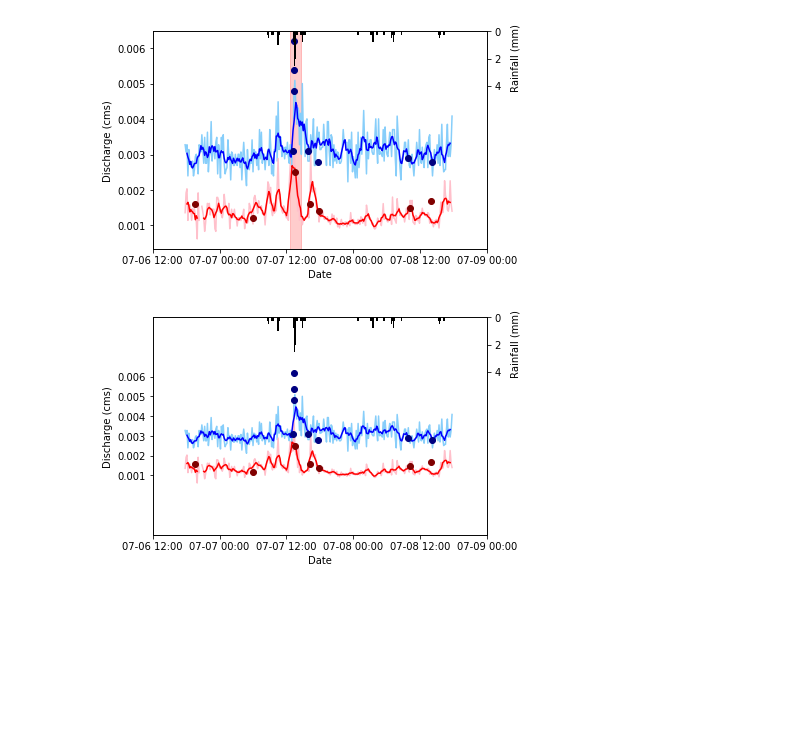
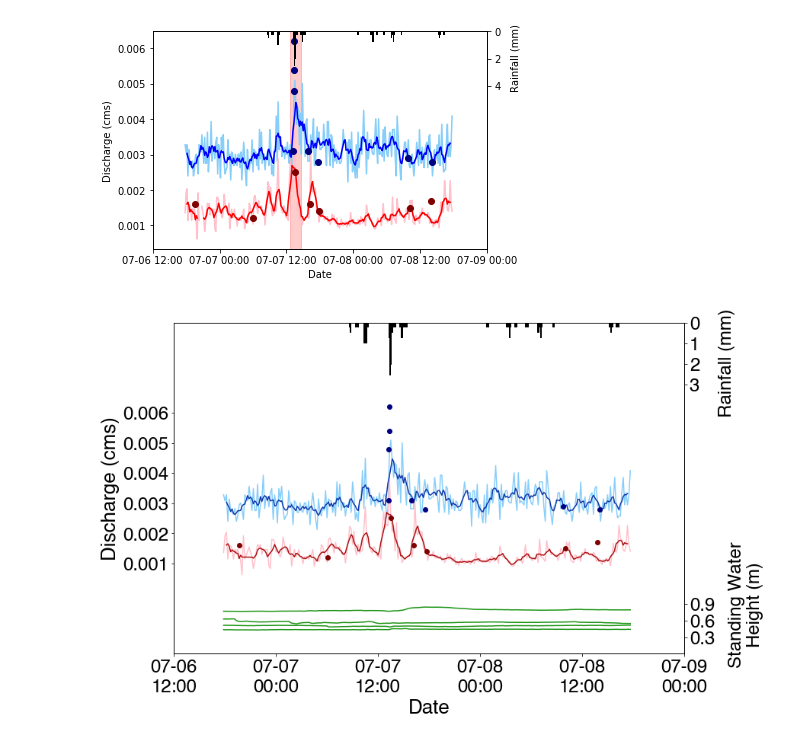
Before and after one commit to wdnguyen/CR, a Jupyter notebook: Hydrograph_GSA.ipynb, the cells around one changed output. Drawn from its saved outputs; the diff is of its cells as text; code cells hidden in the pictures; blank space fills up the shorter version.

Commit message:
new data

```diff
--- a/Hydrograph_GSA.ipynb
+++ b/Hydrograph_GSA.ipynb
@@ -31,7 +34,7 @@ data_4_url = 'https://raw.githubusercontent.com/wdnguyen/CR/master/down_q_measur
 data_5_url = 'https://raw.githubusercontent.com/wdnguyen/CR/master/up_q_measured.csv'# US Q Measured
 data_6_url = 'https://raw.githubusercontent.com/wdnguyen/CR/master/DownstreamMiller.csv' # Rain
 data_7_url = 'https://raw.githubusercontent.com/wdnguyen/CR/master/Ratios/Ratios.csv' # US/DS ratios
-data_8_url = 'https://raw.githubusercontent.com/wdnguyen/CR/master/Well_SWH.csv' # Well data
+data_8_url = 'https://raw.githubusercontent.com/wdnguyen/CR/master/Well_SWH_GSA.csv' # Well data
 
 # Read data from url as pandas dataframe
 df = pd.read_csv(data_url)
@@ -77,3 +108,6 @@ df_us = df_us.drop(df_us.index[3:8]).reset_index(drop=True)
+# %%
+# Say, "the default sans-serif font is COMIC SANS"
+matplotlib.rcParams['font.sans-serif'] = "Helvetica"
 # %% [markdown]
 Setting up a running mean function
 # %%
@@ -187,6 +221,11 @@ plt.show()
 # Axis parameters
 # xmin = pd.to_datetime('2018-07-06 00:00:00')
 # xmax = pd.to_datetime('2018-07-09 00:00:00')
+
+bluec = [0.06,0.22,0.67]
+redc = [0.67,0.06,0.06]
+yellowc = [1,0.71,0.1]
+greenc = [0.11,0.58,0.08]
 
 xmin = '2018-07-06 12:00'
 xmax = '2018-07-09 00:00'
@@ -195,20 +234,38 @@ xmin = datetime.datetime.strptime(xmin, '%Y-%m-%d %H:%M')
 xmax = datetime.datetime.strptime(xmax, '%Y-%m-%d %H:%M')
 
 hours = mdates.HourLocator(interval = 12)
-h_fmt = mdates.DateFormatter('%m-%d %H:%M')
+h_fmt = mdates.DateFormatter('%m-%d\n%H:%M')
 
-# ax1.xaxis.set_major_locator(hours)
-# ax1.xaxis.set_major_formatter(h_fmt)
+#########
+SMALL_SIZE = 24
+MEDIUM_SIZE = 26
+BIGGER_SIZE = 28
+
+plt.rc('font', size=SMALL_SIZE)          # controls default text sizes
+plt.rc('axes', titlesize=SMALL_SIZE)     # fontsize of the axes title
+plt.rc('axes', labelsize=MEDIUM_SIZE)    # fontsize of the x and y labels
+plt.rc('xtick', labelsize=SMALL_SIZE)    # fontsize of the tick labels
+plt.rc('ytick', labelsize=SMALL_SIZE)    # fontsize of the tick labels
+plt.rc('legend', fontsize=SMALL_SIZE)    # legend fontsize
+plt.rc('figure', titlesize=BIGGER_SIZE)  # fontsize of the figure title
+
+plt.rcParams["figure.figsize"] = [12,8]
+
+######### US samples have some NaNs making line discontinuous, adding mask
+us_raw_mask = np.isfinite(df3['Q'])
+us_ma_mask = np.isfinite(df3['MovingAverage5'])
+#########
 
 fig, ax1 = plt.subplots()
 ax2 = ax1.twinx()
+ax3 = ax1.twinx()
 # fig = plt.figure(figsize=[9,12], dpi=600)
 # plt.subplot(325)
 # plt.scatter(cell_sizes,averages, c = "black", marker='o', alpha = 0.2, edgecolors = "none")
 ax1.plot(df2['Date'],df2['Q'],'-', color = "lightskyblue")
-ax1.plot(df3['Date'],df3['Q'],'-', color = "pink")
-ax1.plot(df2['Date'], df2['MovingAverage5'], '-', color = "blue", label = "DS")
-ax1.plot(df3['Date'], df3['MovingAverage5'], '-', color = "red", label = "US")
+ax1.plot(df3['Date'][us_raw_mask],df3['Q'][us_raw_mask],'-', color = "pink")
+ax1.plot(df2['Date'], df2['MovingAverage5'], '-', color = bluec, label = "DS")
+ax1.plot(df3['Date'][us_ma_mask], df3['MovingAverage5'][us_ma_mask], '-', color = redc, label = "US")
 ax1.plot(df4['Date'], df4['Q'], 'o', color = "navy")
 ax1.plot(df5['Date'], df5['Q'], 'o', color = "maroon")
 
@@ -217,33 +274,66 @@ ax1.set_ylim(-0.002,0.009)
 ax1.set_yticks([0.001,0.002,0.003,0.004,0.005,0.006])
 
 
 ax2.bar(df6_copy['Date'], df6_copy['Rain'], width=0.01, color='black')
 ax2.set_ylim(-16,-0)
-ax2.set_yticks([-4,-2,-0])
+ax2.set_yticks([-3,-2,-1,-0])
 ticks = ax2.get_yticks()
 ax2.set_yticklabels([int(abs(tick)) for tick in ticks])
 
 # ax1.axvspan(df_ds['SamplingDate'][5] - datetime.timedelta(hours=1), df_ds['SamplingDate'][5] + datetime.timedelta(hours=1), color = 'red', alpha=0.2)
+
+
+ax3.plot(df8['Date'],df8['Well0'],'-', color = greenc, label = 'Well0')
+ax3.plot(df8['Date'],df8['Well2'],'-', color = greenc, label = 'Well2')
+ax3.plot(df8['Date'],df8['Well3'],'-', color = greenc, label = 'Well3')
+ax3.plot(df8['Date'],df8['Well5'],'-', color = greenc, label = 'Well5')
+
+ax3.set_ylim(0.0,6.0)
+ax3.set_yticks([0.3,0.6,0.9])
 
 ax1.set_xlabel('Date')
 ax1.set_ylabel('Discharge (cms)')
 # ax2.set_ylabel('Rainfall (mm)')
 
 ax1.xaxis.set_major_locator(hours)
 ax1.xaxis.set_major_formatter(h_fmt)
 ax1.set_xlim(xmin, xmax)
 ax2.xaxis.set_major_locator(hours)
 ax2.xaxis.set_major_formatter(h_fmt)
 ax2.set_xlim(xmin, xmax)
-
+ax3.xaxis.set_major_locator(hours)
+ax3.xaxis.set_major_formatter(h_fmt)
+ax3.set_xlim(xmin, xmax)
 
 t = ax2.text(1.1, 0.88, 'Rainfall (mm)', rotation=90,
             verticalalignment='center', horizontalalignment='right',
             transform=ax2.transAxes)
 
+t = ax3.text(1.12, 0.15, 'Standing Water', rotation=90,
+            verticalalignment='center', horizontalalignment='right',
+            transform=ax3.transAxes)
+
+t = ax3.text(1.155, 0.15, 'Height (m)', rotation=90,
+            verticalalignment='center', horizontalalignment='right',
+            transform=ax3.transAxes)
+
 # plt.title('Hydrograph')
 # ax1.legend(loc=0, edgecolor='black')
 
 plt.show()
+
+# fig.savefig('fig1.png', dpi = 300)
+
+# save figure
+# (1) save the image in memory in PNG format
+png1 = BytesIO()
+fig.savefig(png1, format='png', dpi = 600, bbox_inches="tight")
+
+# (2) load this image into PIL
+png2 = Image.open(png1)
+
+# (3) save as TIFF
+png2.save('series.tiff')
+png1.close()
 # %% [output]
-[figure, old version]
+[figure, new version]
```
Also changed, not shown: parts of 2 cells of this notebook, 7 other files.
